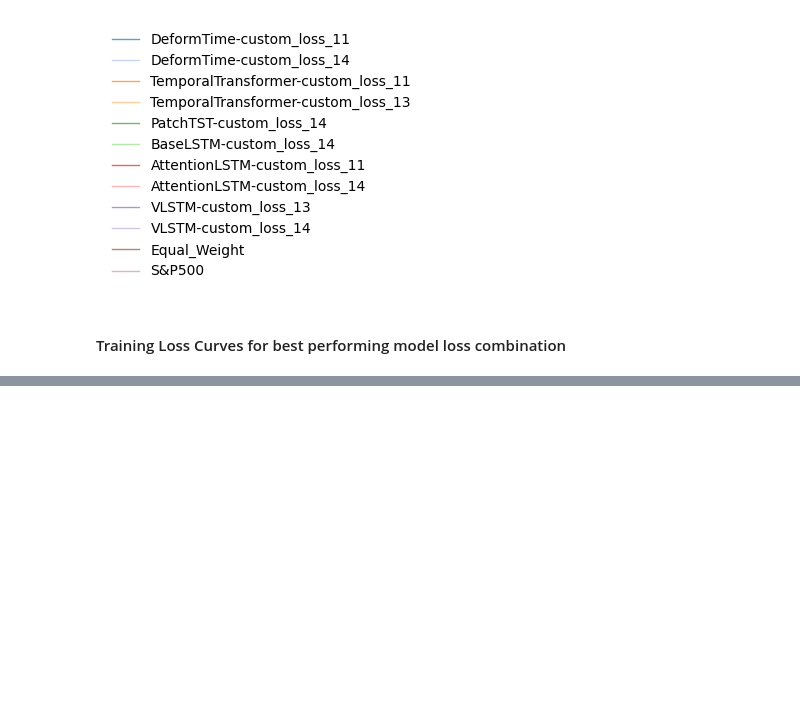
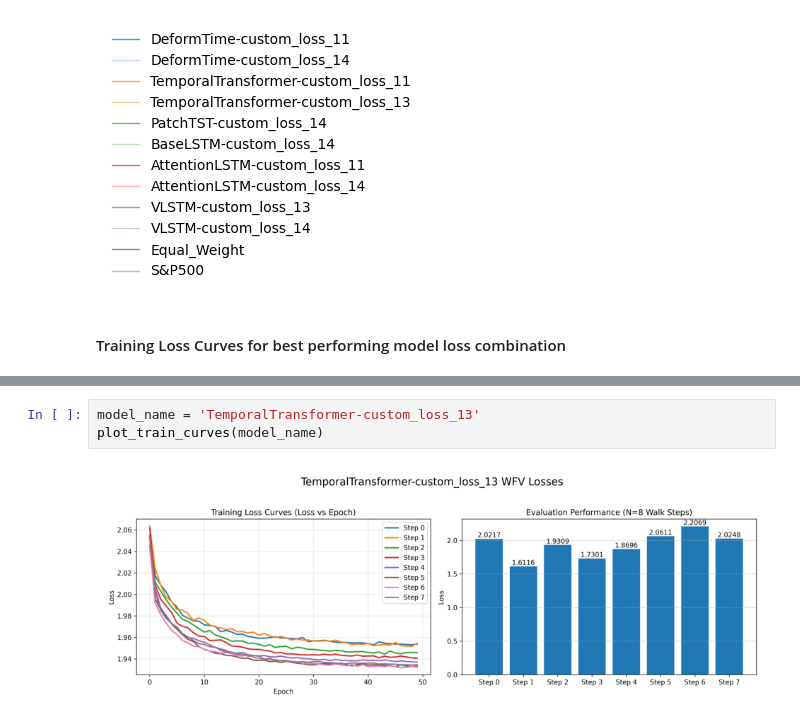
Before and after one commit to travisdesell/exact, a Jupyter notebook: financial_loss_functions/exploration/model_selection.ipynb, the cells around one changed output, grey strips where cells are left out. Drawn from its saved outputs; the diff is of its cells as text; blank space fills up the shorter version.

```diff
--- a/financial_loss_functions/exploration/model_selection.ipynb
+++ b/financial_loss_functions/exploration/model_selection.ipynb
@@ -441,0 +454,5 @@ opti_hparams.get('TemporalTransformer-custom_loss_11')
+# %%
+model_name = 'TemporalTransformer-custom_loss_13'
+plot_train_curves(model_name)
+# %% [output]
+[figure, added]
```
Also changed, not shown: parts of 10 cells of this notebook.
